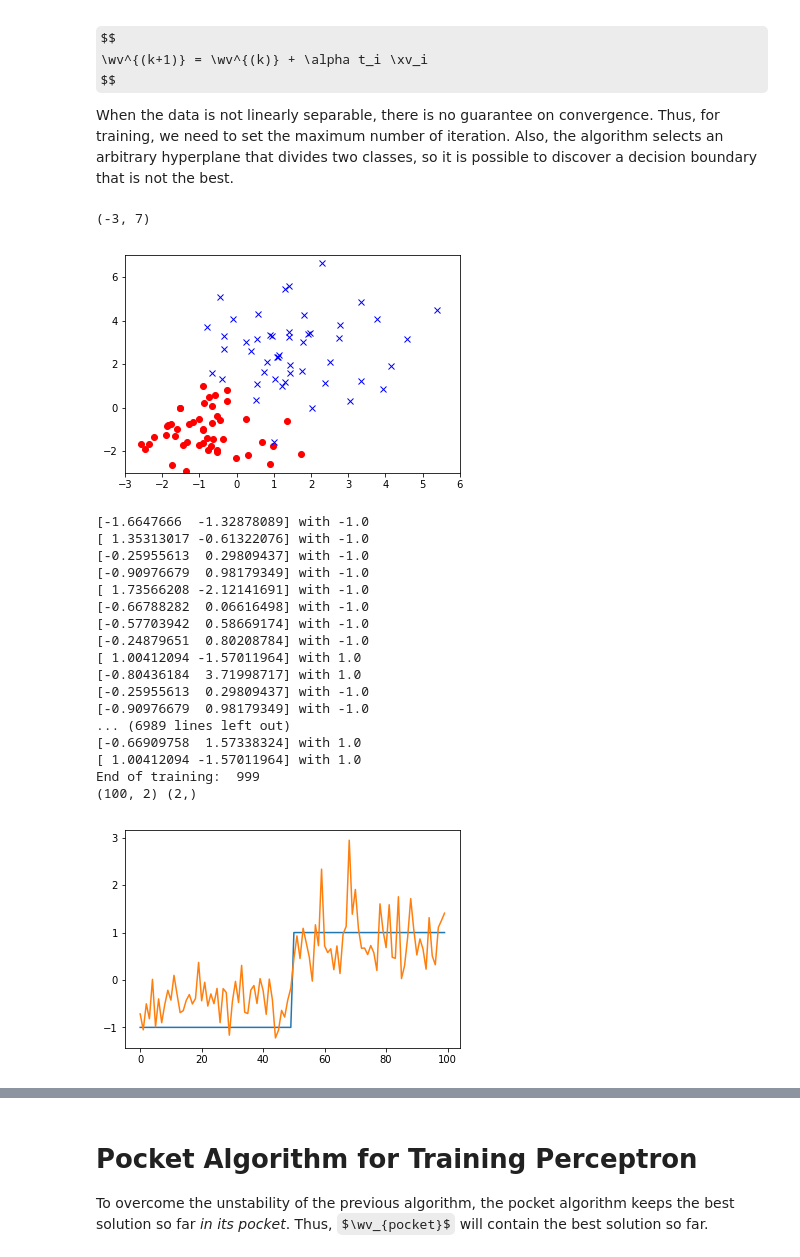
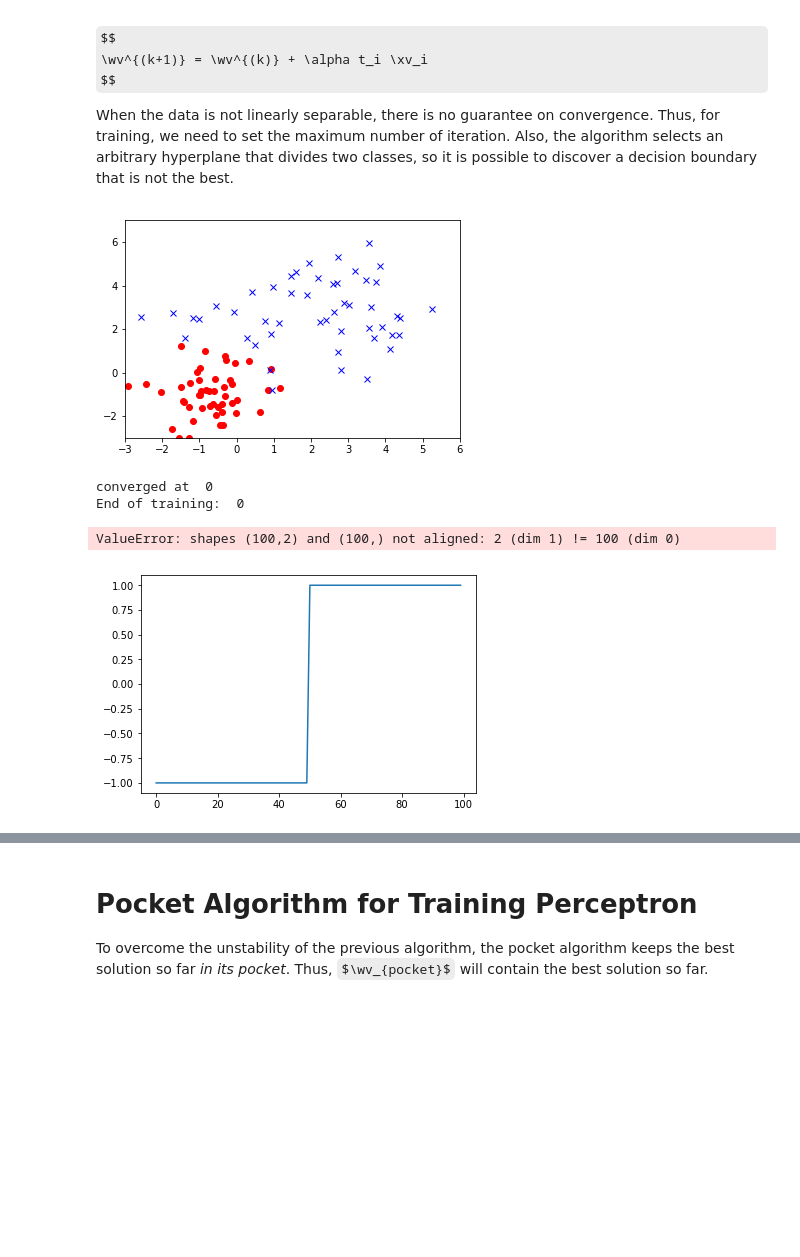
Before and after one commit to josiahls/MachineLearning, a Jupyter notebook: src/ITCS6156MachineLearningCourse/josiah_laivins_Note-Linear Classification.ipynb, the cells around one changed output, grey strips where cells are left out. Drawn from its saved outputs; the diff is of its cells as text; code cells hidden in the pictures; some formulas as TeX source; blank space fills up the shorter version.

```diff
--- a/src/ITCS6156MachineLearningCourse/josiah_laivins_Note-Linear Classification.ipynb
+++ b/src/ITCS6156MachineLearningCourse/josiah_laivins_Note-Linear Classification.ipynb
@@ -73,8 +78,5 @@ When the data is not linearly separable, there is no guarantee on convergence. T
 # %%
-import numpy as np
-import matplotlib.pyplot as plt
-%matplotlib inline
-
+# Example data
 mu1 = [-1, -1]
 cov1 = np.eye(2)
 
@@ -89,58 +91,38 @@ plt.plot(C2[:, 0], C2[:, 1], 'xb')
 
 plt.xlim([-3, 6])
 plt.ylim([-3, 7])
+
+X = np.vstack((C1, C2))
+N = X.shape[0]
+T = np.ones(N)
+T[:50] *= -1
 # %% [output]
-(-3, 7)
-[figure, old version]
+[figure, new version]
 # %%
 #### perceptron learning
 
 maxiter = 1000
 alpha = 0.1
 
-X = np.vstack((C1, C2))
-N = X.shape[0]
-T = np.ones(N)
-T[:50] *= -1
-
 w = np.zeros(2)
+W = np.array([0,0])
 
 plt.plot(T)
 for i in range(maxiter):
 
     converged = True
     for k in range(N):
-        y = w @ X[k]
-        if np.sign(y) != np.sign(T[k]):
-            print(str(X[k]) + " with " + str(T[k]))
-            w += alpha * T[k] * X[k]
-            converged = False
+        w[k+1] = w[k] + alpha * T[k] * k
 
     if converged:
         print("converged at ", i)
         break
 
 print("End of training: ", i)
-plt.plot(X@w)
-print(str(X.shape) + ' ' + str(w.shape) + "\n\n")
-# print(str(X) + " \n\n" + str(w))
+plt.plot(np.dot(X, w))
 # %% [output]
-[-1.6647666  -1.32878089] with -1.0
-[ 1.35313017 -0.61322076] with -1.0
-[-0.25955613  0.29809437] with -1.0
-[-0.90976679  0.98179349] with -1.0
-[ 1.73566208 -2.12141691] with -1.0
-[-0.66788282  0.06616498] with -1.0
-[-0.57703942  0.58669174] with -1.0
-[-0.24879651  0.80208784] with -1.0
-[ 1.00412094 -1.57011964] with 1.0
-[-0.80436184  3.71998717] with 1.0
-[-0.25955613  0.29809437] with -1.0
-[-0.90976679  0.98179349] with -1.0
-... (6989 lines left out)
-[-0.66909758  1.57338324] with 1.0
-[ 1.00412094 -1.57011964] with 1.0
-End of training:  999
-(100, 2) (2,)
+converged at  0
+End of training:  0
+ValueError: shapes (100,2) and (100,) not aligned: 2 (dim 1) != 100 (dim 0)
-[figure, old version]
+[figure, new version]
 # %%
```
Also changed, not shown: parts of 12 cells of this notebook, 5 other files.
